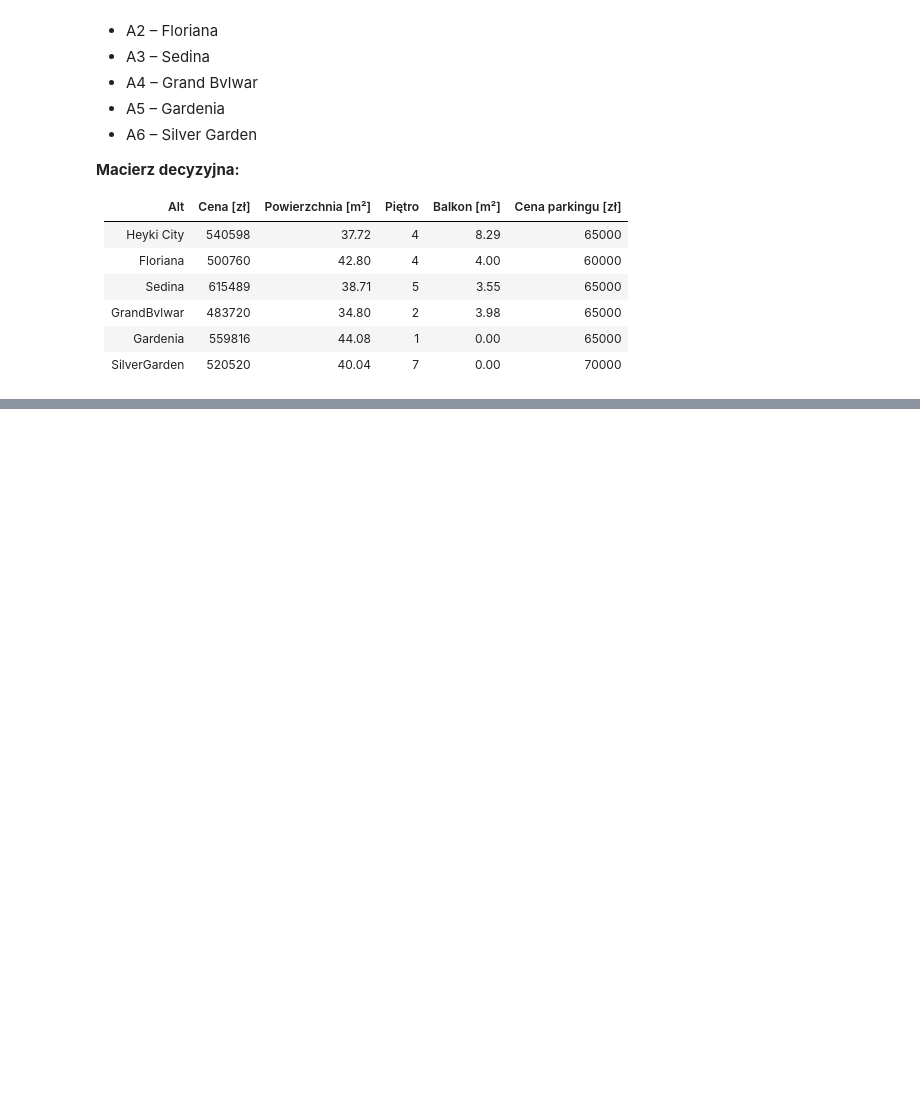
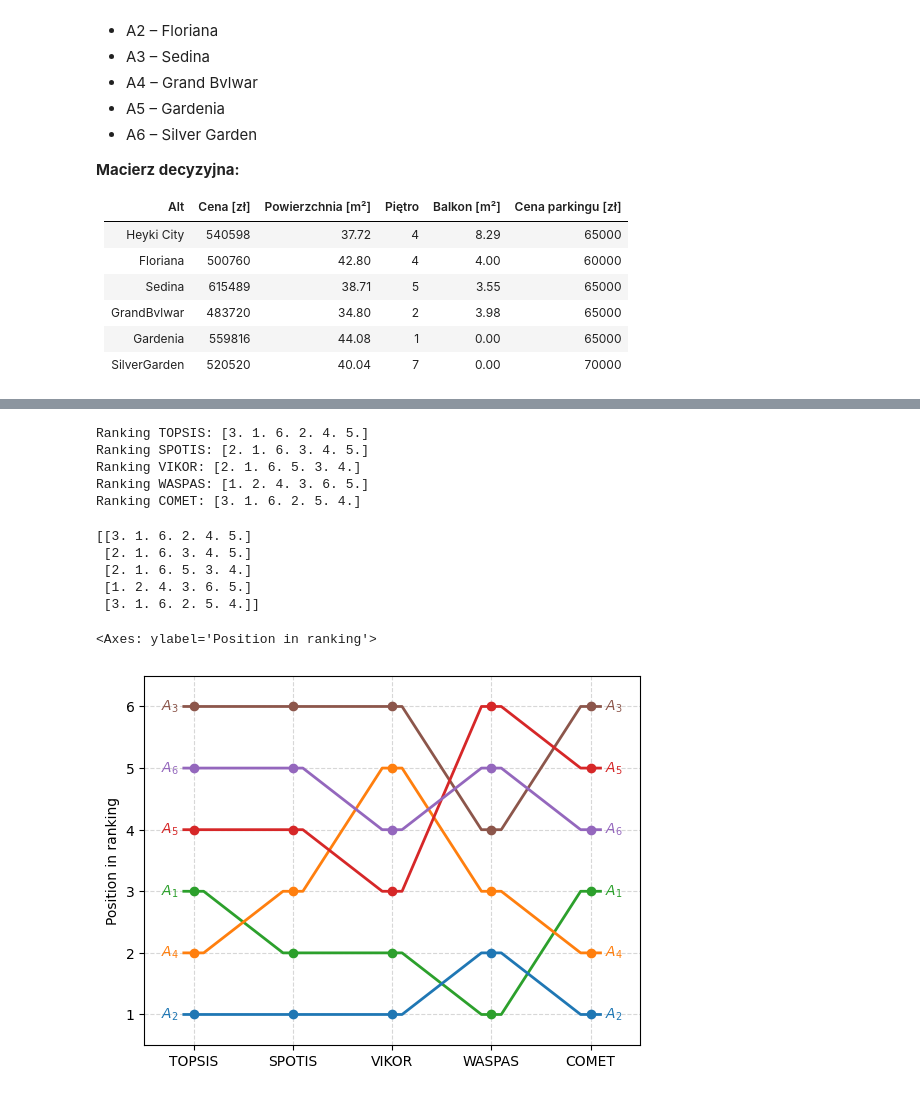
Before and after one commit to filipossowski/python.intro, a Jupyter notebook: ISWD/Lab_3.ipynb, the cells around one changed output, grey strips where cells are left out. Saved outputs shown, nothing was run; the diff lists cells and outputs as text; code cells hidden in the pictures; blank space fills up the shorter version.

```diff
--- a/ISWD/Lab_3.ipynb
+++ b/ISWD/Lab_3.ipynb
@@ -42,0 +105,49 @@ criteria_types = np.array([-1, 1, 1, 1, -1])
+# %%
+pref_results = []
+rankings = []
+for method in [TOPSIS, SPOTIS, VIKOR, WASPAS, COMET]:
+    if method == TOPSIS:
+        body = method()
+        pref = body(D, weights_list[1], types)
+        r = rrankdata(pref)
+    elif method == SPOTIS:
+        body = method(bounds)
+        pref = body(D, weights_list[1], types)
+        r = rankdata(pref)
+    elif method == VIKOR:
+        body = method()
+        pref = body(D, weights_list[1], types)
+        r = rankdata(pref)
+    elif method == WASPAS:
+        body = method()
+        pref = body(D, weights_list[1], types)
+        r = rrankdata(pref)
+    elif method == COMET:
+        cvalues = np.vstack((
+        np.min(D, axis=0),
+        np.max(D, axis=0))).T
+        body = COMET(cvalues, MethodExpert(TOPSIS(), weights_list[1], types))
+        pref = body(D)
+        r = rrankdata(pref)
+
+    pref_results.append(pref)
+    rankings.append(r)
+    print(f"Ranking {method.__name__}: {r}")
+# %% [output]
+Ranking TOPSIS: [3. 1. 6. 2. 4. 5.]
+Ranking SPOTIS: [2. 1. 6. 3. 4. 5.]
+Ranking VIKOR: [2. 1. 6. 5. 3. 4.]
+Ranking WASPAS: [1. 2. 4. 3. 6. 5.]
+Ranking COMET: [3. 1. 6. 2. 5. 4.]
+# %%
+r_flows = np.array(rankings)
+print(r_flows)
+ranking_flows(rankings, ['TOPSIS', 'SPOTIS', 'VIKOR', 'WASPAS', 'COMET'])
+# %% [output]
+[[3. 1. 6. 2. 4. 5.]
+ [2. 1. 6. 3. 4. 5.]
+ [2. 1. 6. 5. 3. 4.]
+ [1. 2. 4. 3. 6. 5.]
+ [3. 1. 6. 2. 5. 4.]]
+<Axes: ylabel='Position in ranking'>
+[figure, added]
```
Also changed, not shown: parts of 4 cells of this notebook, 1 other file.
